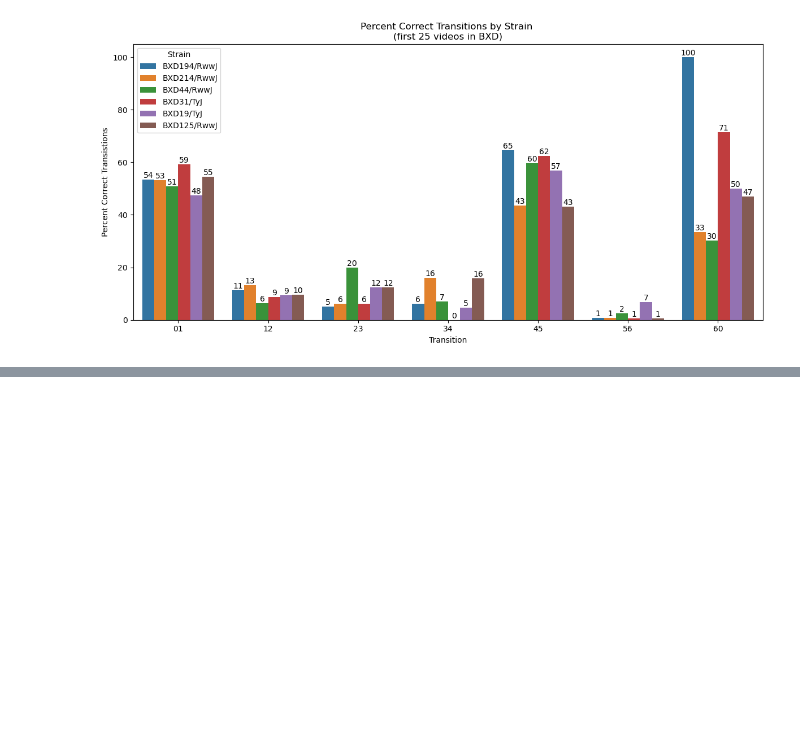
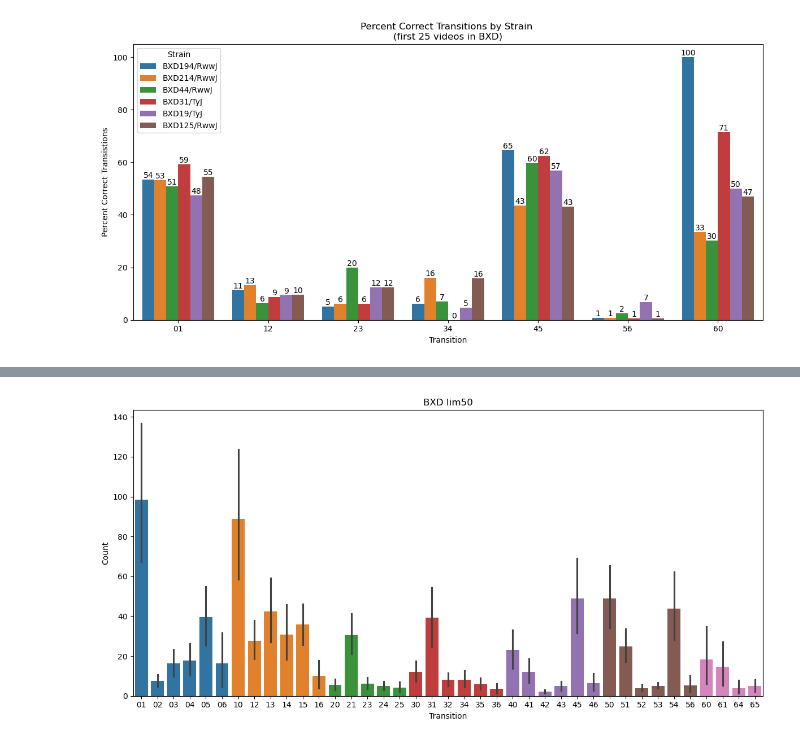
Before and after one commit to brigbrog/Syntactic-Grooming, a Jupyter notebook: bout_machine.ipynb, the cells around one changed output, grey strips where cells are left out. Cells and saved outputs as stored; diff of their text form; code cells hidden in the pictures; blank space fills up the shorter version.

Commit message:
transition analysis for BXD lim50, to be moved to transition notebook

```diff
--- a/bout_machine.ipynb
+++ b/bout_machine.ipynb
@@ -541,0 +617,23 @@ plt.show()
+# %%
+plt.figure(figsize=(12, 6))
+
+for i, key in enumerate(bxd50_keys):
+
+    count_df = (
+        bxd50[key]
+        .groupby(['target', 'strain'], observed=True)
+        .size()
+        .reset_index(name='count')
+    )
+
+    ax = sns.barplot(data=count_df, x='target', y='count')
+
+
+plt.ylabel('Count')
+plt.xlabel('Transition')
+plt.title('BXD lim50')
+
+plt.tight_layout()
+plt.show()
+# %% [output]
+[figure, added]
```
Also changed, not shown: parts of 6 cells of this notebook.
